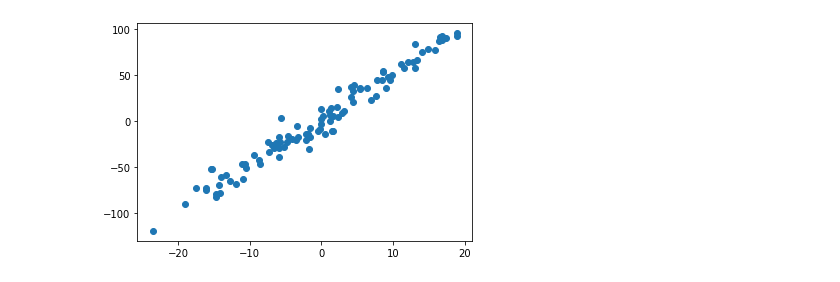
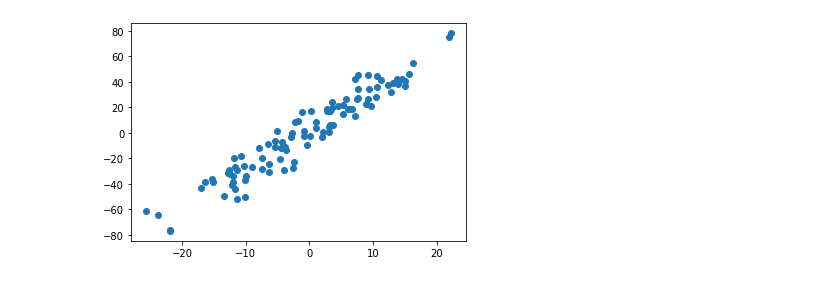
Before and after one commit to MyriadSpace/Concepts_and_Apps_of_Deep_Learning, a Jupyter notebook: Gradient/linear_regression.ipynb, the cells around one changed output. Cells and saved outputs as stored; diff of their text form; code cells hidden in the pictures.

```diff
--- a/Gradient/linear_regression.ipynb
+++ b/Gradient/linear_regression.ipynb
@@ -3,16 +3,16 @@
 # %%
 import numpy as np
 import matplotlib.pyplot as plt
 
 # dataset generation
 data = np.zeros((100,2))
 
 for i in range(len(data)):
   data[i][0] = 10*np.random.randn(1)
-  data[i][1] = 5*data[i,0] + 2 + 10*np.random.randn(1)
+  data[i][1] = 3*data[i,0] + 2 + 10*np.random.randn(1)
 
 plt.scatter(data[:,0], data[:,1])
 plt.show()
 # %% [output]
-[figure, old version]
+[figure, new version]
 # %%
```
Also changed, not shown: parts of 7 cells of this notebook.
